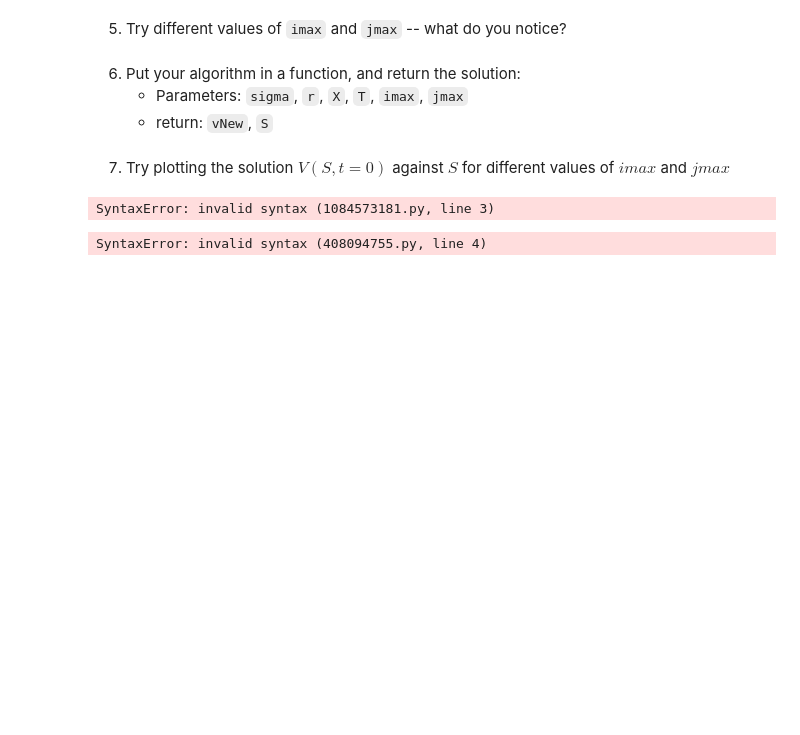
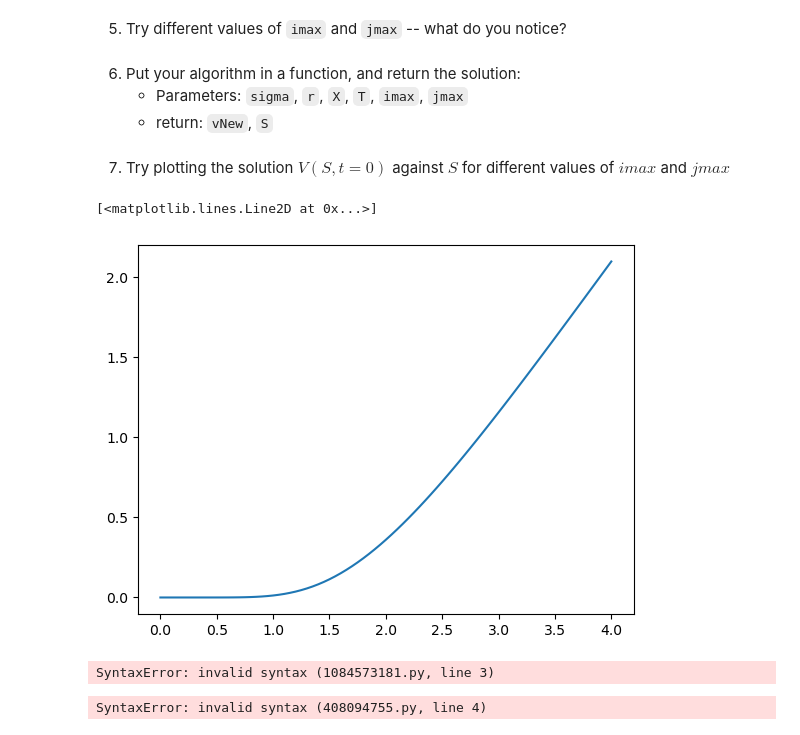
Before and after one commit to pjohno/MATH60082-python, a Jupyter notebook: MATH60082-lab-workbook-8.ipynb, the cells around one changed output. Saved outputs shown, nothing was run; the diff lists cells and outputs as text; code cells hidden in the pictures; blank space fills up the shorter version.

```diff
--- a/MATH60082-lab-workbook-8.ipynb
+++ b/MATH60082-lab-workbook-8.ipynb
@@ -53,3 +122,8 @@ vOld = numpy.zeros(jmax+1)
+# %%
+plt.plot(S,V)
+# %% [output]
+[<matplotlib.lines.Line2D at 0x...>]
+[figure, added]
 # %%
 # first enter the value of the option at expiry
 for j in range(jmax+1):
```
Also changed, not shown: parts of 14 cells of this notebook.
